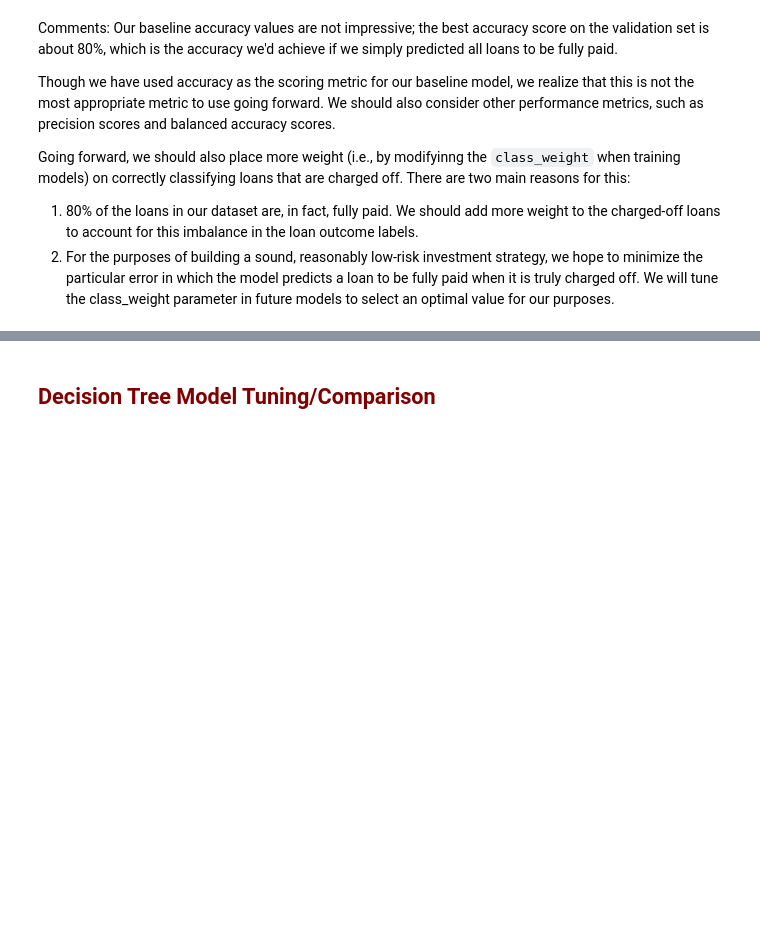
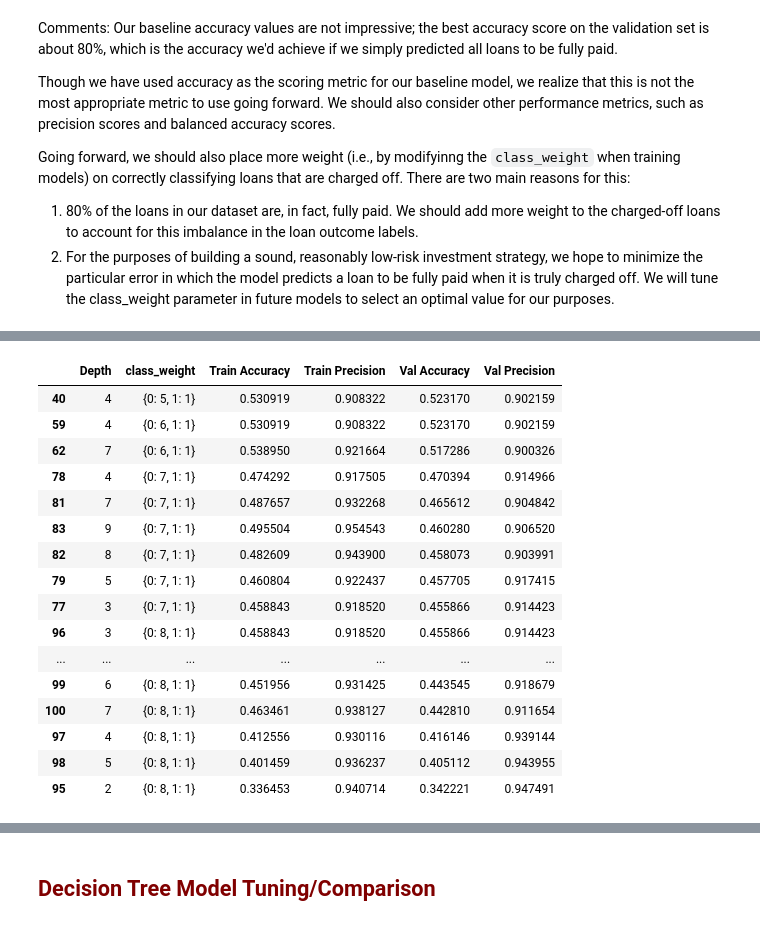
Before and after one commit to daniellecrumley/LendingClubProject, a Jupyter notebook: notebooks/Models.ipynb, the cells around one changed output, grey strips where cells are left out. Cells and saved outputs as stored; diff of their text form; code cells hidden in the pictures; blank space fills up the shorter version.

```diff
--- a/notebooks/Models.ipynb
+++ b/notebooks/Models.ipynb
@@ -216,0 +225,27 @@ Going forward, we should also place more weight (i.e., by modifyinng the `class_
+# %%
+def sum_cols_to_new_feature(df, new_feature_name, cols_to_sum, drop=True):
+    new_df = df.copy()
+    new_df[new_feature_name] = 0
+    for col in cols_to_sum:
+        new_df[new_feature_name] = new_df[new_feature_name] + new_df[col]
+    if drop:
+        new_df = new_df.drop(columns=cols_to_sum)
+    return new_df
+
+# engineer features
+def add_interactions(loandf):
+    df = loandf.copy()
+    df['int_rate_X_sub_grade'] = df['int_rate']*df['sub_grade']
+    df['installment_X_sub_grade'] = df['installment']*df['sub_grade']
+    df['installment_X_int_rate'] = df['installment']*df['int_rate']
+    df['int_rate_X_sub_grade_X_installment'] = df['int_rate']*df['sub_grade']*df['installment']
+    df['dti_X_sub_grade'] = df['dti']*df['sub_grade']
+    df['mo_sin_old_rev_tl_op_X_sub_grade'] = df['mo_sin_old_rev_tl_op']*df['sub_grade']
+    df['dti_X_mo_sin_old_rev_tl_op_X_sub_grade'] = df['dti']*df['mo_sin_old_rev_tl_op']*df['sub_grade']
+    df['income_to_loan_amount'] = df['annual_inc']/df['loan_amnt']
+    df['dti_X_income'] = df['dti']*df['annual_inc']
+    df['dti_X_income_X_loan_amnt'] = df['annual_inc']*df['loan_amnt']*df['dti']
+    df['dti_X_loan_amnt'] = df['dti']*df['loan_amnt']
+    df['avg_cur_bal_X_dti'] = df['avg_cur_bal']*df['dti']
+
+    return df
@@ -216,0 +338,25 @@ Going forward, we should also place more weight (i.e., by modifyinng the `class_
+# %%
+columns=['Depth', 'class_weight', 'Train Accuracy','Train Precision', 'Val Accuracy','Val Precision']
+
+scores_table = pd.DataFrame(results, columns=columns)
+
+msk = scores_table['Val Precision'] >= 0.9
+scores_table[msk].sort_values(by='Val Accuracy', ascending=False).head()
+# %% [output]
+|  | Depth | class_weight | Train Accuracy | Train Precision | Val Accuracy | Val Precision |
+| 40 | 4 | {0: 5, 1: 1} | 0.530919 | 0.908322 | 0.523170 | 0.902159 |
+| 59 | 4 | {0: 6, 1: 1} | 0.530919 | 0.908322 | 0.523170 | 0.902159 |
+| 62 | 7 | {0: 6, 1: 1} | 0.538950 | 0.921664 | 0.517286 | 0.900326 |
+| 78 | 4 | {0: 7, 1: 1} | 0.474292 | 0.917505 | 0.470394 | 0.914966 |
+| 81 | 7 | {0: 7, 1: 1} | 0.487657 | 0.932268 | 0.465612 | 0.904842 |
+| 83 | 9 | {0: 7, 1: 1} | 0.495504 | 0.954543 | 0.460280 | 0.906520 |
+| 82 | 8 | {0: 7, 1: 1} | 0.482609 | 0.943900 | 0.458073 | 0.903991 |
+| 79 | 5 | {0: 7, 1: 1} | 0.460804 | 0.922437 | 0.457705 | 0.917415 |
+| 77 | 3 | {0: 7, 1: 1} | 0.458843 | 0.918520 | 0.455866 | 0.914423 |
+| 96 | 3 | {0: 8, 1: 1} | 0.458843 | 0.918520 | 0.455866 | 0.914423 |
+| ... | ... | ... | ... | ... | ... | ... |
+| 99 | 6 | {0: 8, 1: 1} | 0.451956 | 0.931425 | 0.443545 | 0.918679 |
+| 100 | 7 | {0: 8, 1: 1} | 0.463461 | 0.938127 | 0.442810 | 0.911654 |
+| 97 | 4 | {0: 8, 1: 1} | 0.412556 | 0.930116 | 0.416146 | 0.939144 |
+| 98 | 5 | {0: 8, 1: 1} | 0.401459 | 0.936237 | 0.405112 | 0.943955 |
+| 95 | 2 | {0: 8, 1: 1} | 0.336453 | 0.940714 | 0.342221 | 0.947491 |
```
Also changed, not shown: parts of 7 cells of this notebook, 7 other files.
